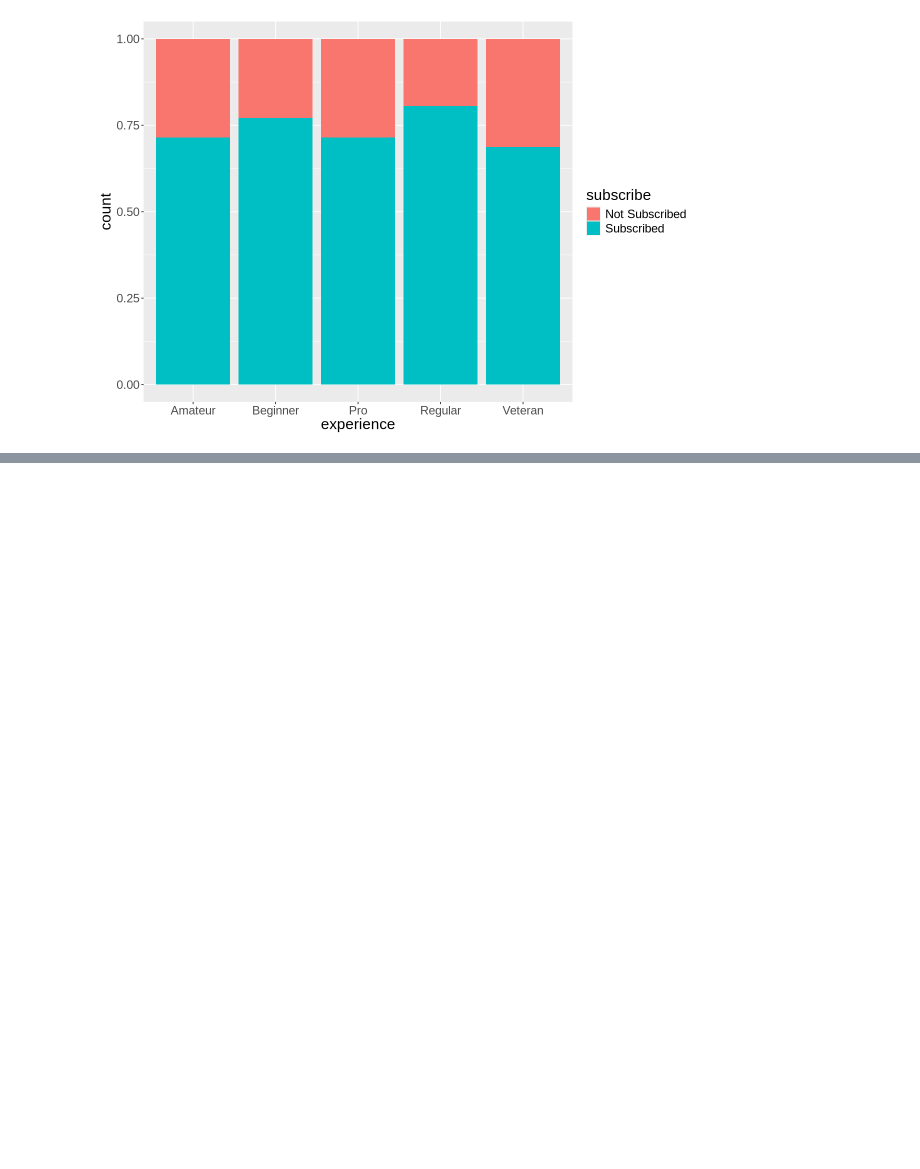
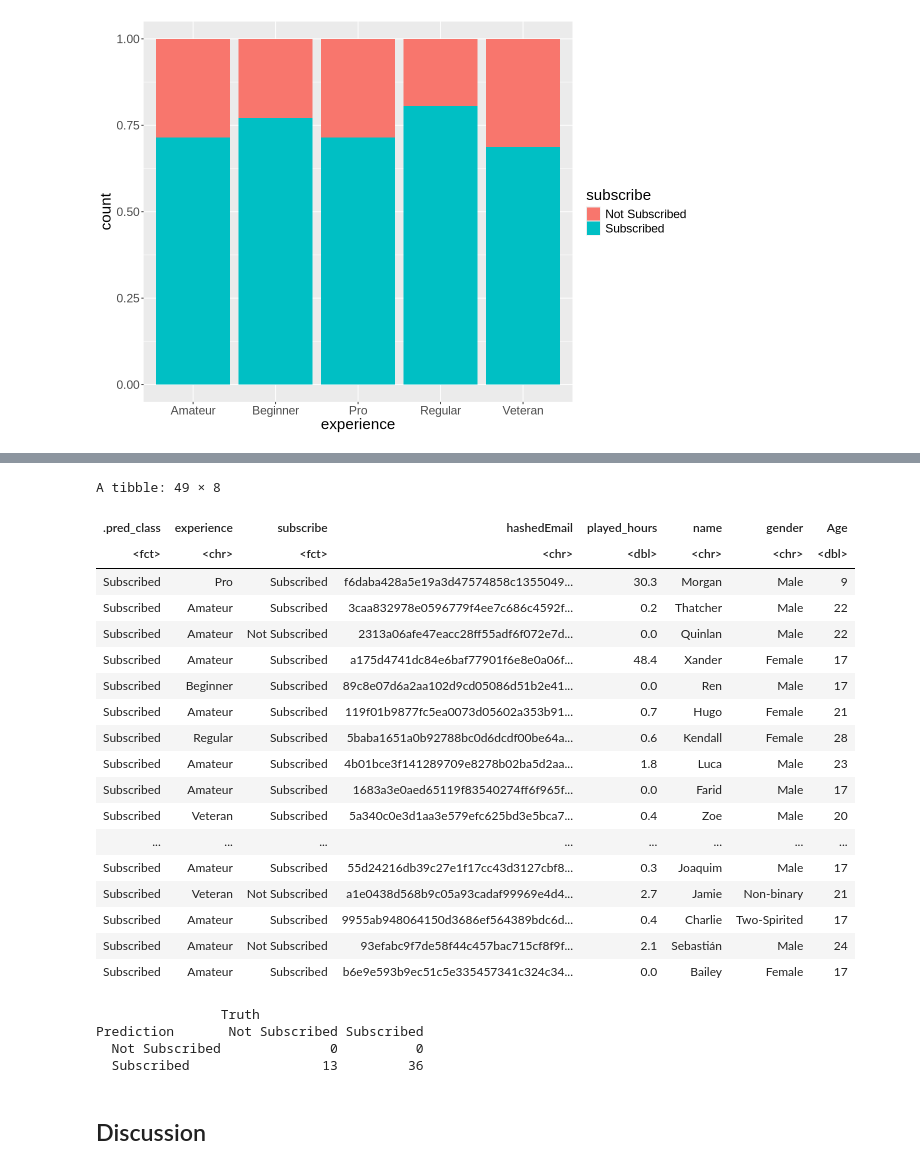
Before and after one commit to andrew11i/AI-dsci-100-project-2025ss, a Jupyter notebook: dsci-100-project.ipynb, the cells around one changed output, grey strips where cells are left out. Drawn from its saved outputs; the diff is of its cells as text; code cells hidden in the pictures; blank space fills up the shorter version.

```diff
--- a/dsci-100-project.ipynb
+++ b/dsci-100-project.ipynb
@@ -138,0 +249,46 @@ A tibble: 1 × 1
+# %%
+best_spec <- nearest_neighbor(weight_func = "rectangular", neighbors = best_k) |>
+  set_engine("kknn") |>
+  set_mode("classification")
+
+train_best_fit <- workflow() |>
+  add_recipe(train_recipe) |>
+  add_model(best_spec) |>
+  fit(data = players_train)
+
+players_test_predictions <- predict(train_best_fit, players_test) |>
+  bind_cols(players_test)
+
+players_test_predictions
+# %% [output]
+A tibble: 49 × 8
+| .pred_class | experience | subscribe | hashedEmail | played_hours | name | gender | Age |
+| <fct> | <chr> | <fct> | <chr> | <dbl> | <chr> | <chr> | <dbl> |
+| Subscribed | Pro | Subscribed | f6daba428a5e19a3d47574858c1355049... | 30.3 | Morgan | Male | 9 |
+| Subscribed | Amateur | Subscribed | 3caa832978e0596779f4ee7c686c4592f... | 0.2 | Thatcher | Male | 22 |
+| Subscribed | Amateur | Not Subscribed | 2313a06afe47eacc28ff55adf6f072e7d... | 0.0 | Quinlan | Male | 22 |
+| Subscribed | Amateur | Subscribed | a175d4741dc84e6baf77901f6e8e0a06f... | 48.4 | Xander | Female | 17 |
+| Subscribed | Beginner | Subscribed | 89c8e07d6a2aa102d9cd05086d51b2e41... | 0.0 | Ren | Male | 17 |
+| Subscribed | Amateur | Subscribed | 119f01b9877fc5ea0073d05602a353b91... | 0.7 | Hugo | Female | 21 |
+| Subscribed | Regular | Subscribed | 5baba1651a0b92788bc0d6dcdf00be64a... | 0.6 | Kendall | Female | 28 |
+| Subscribed | Amateur | Subscribed | 4b01bce3f141289709e8278b02ba5d2aa... | 1.8 | Luca | Male | 23 |
+| Subscribed | Amateur | Subscribed | 1683a3e0aed65119f83540274ff6f965f... | 0.0 | Farid | Male | 17 |
+| Subscribed | Veteran | Subscribed | 5a340c0e3d1aa3e579efc625bd3e5bca7... | 0.4 | Zoe | Male | 20 |
+| ... | ... | ... | ... | ... | ... | ... | ... |
+| Subscribed | Amateur | Subscribed | 55d24216db39c27e1f17cc43d3127cbf8... | 0.3 | Joaquim | Male | 17 |
+| Subscribed | Veteran | Not Subscribed | a1e0438d568b9c05a93cadaf99969e4d4... | 2.7 | Jamie | Non-binary | 21 |
+| Subscribed | Amateur | Subscribed | 9955ab948064150d3686ef564389bdc6d... | 0.4 | Charlie | Two-Spirited | 17 |
+| Subscribed | Amateur | Not Subscribed | 93efabc9f7de58f44c457bac715cf8f9f... | 2.1 | Sebastián | Male | 24 |
+| Subscribed | Amateur | Subscribed | b6e9e593b9ec51c5e335457341c324c34... | 0.0 | Bailey | Female | 17 |
+# %%
+confusion_matrix <- players_test_predictions |>
+  conf_mat(truth = subscribe, estimate = .pred_class)
+
+confusion_matrix
+# %% [output]
+                Truth
+Prediction       Not Subscribed Subscribed
+  Not Subscribed              0          0
+  Subscribed                 13         36
+# %% [markdown]
+## Discussion
```
Also changed, not shown: parts of 18 cells of this notebook.
